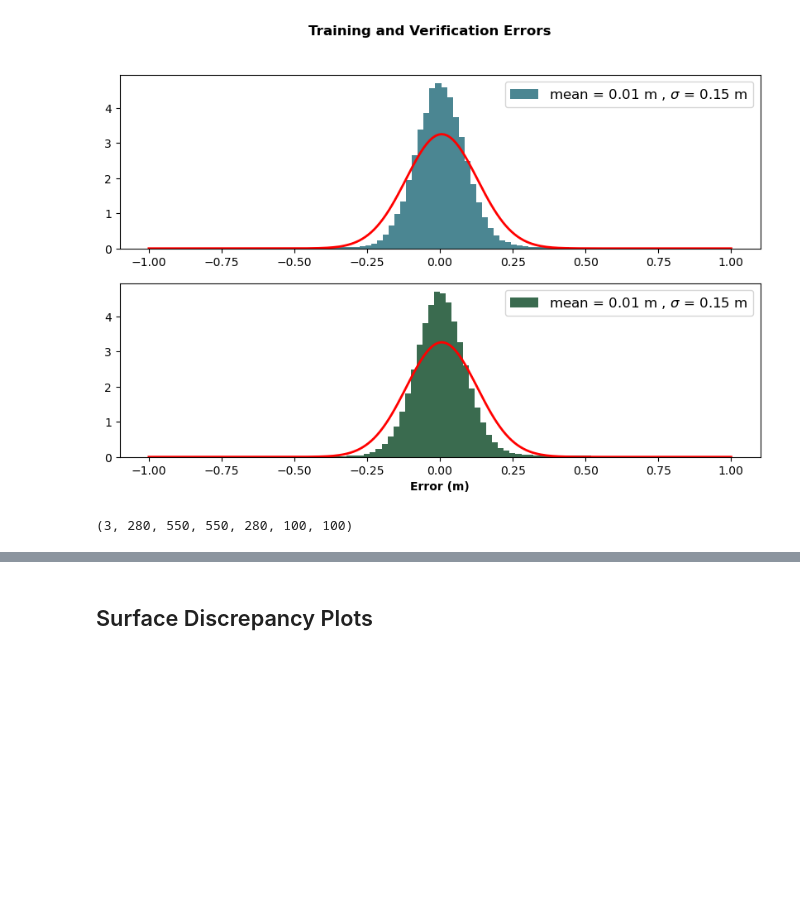
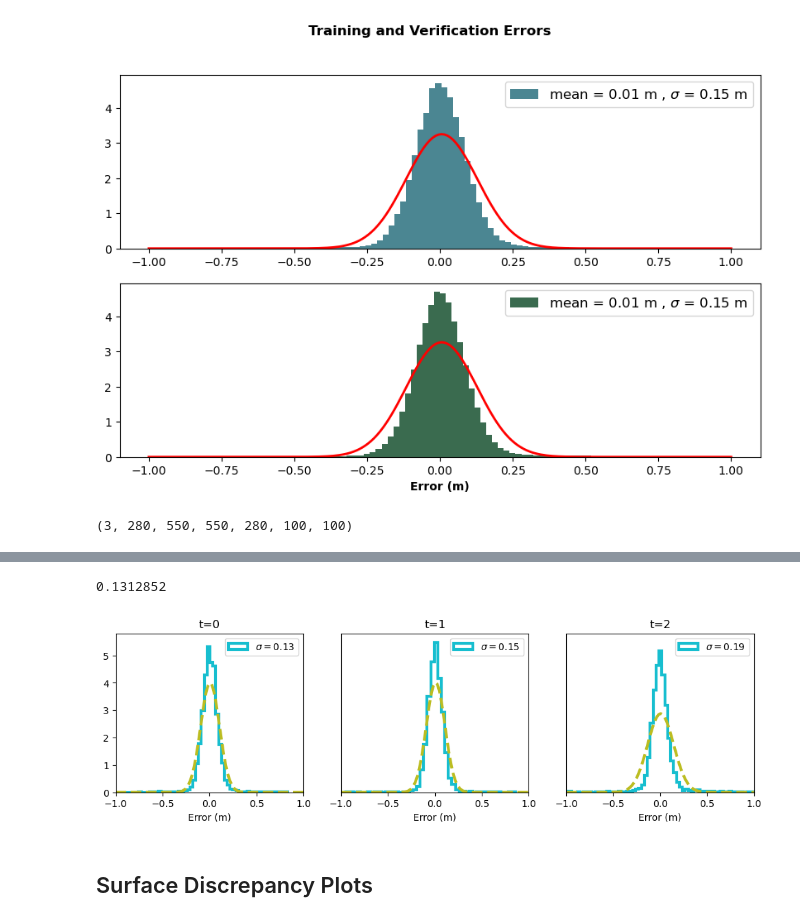
Before and after one commit to davebobculver/siren-sea-surface-code, a Jupyter notebook: errors.ipynb, the cells around one changed output, grey strips where cells are left out. Drawn from its saved outputs; the diff is of its cells as text; code cells hidden in the pictures; blank space fills up the shorter version.

```diff
--- a/errors.ipynb
+++ b/errors.ipynb
@@ -202,0 +283,64 @@ z = torch.concatenate(all_diff)
+# %%
+from scipy.stats import norm
+
+r = 1
+xmin, xmax = [-r,r]
+x = np.linspace(xmin, xmax, 200)
+ps= []
+
+for e in [e0, e1, e2]:
+    mask = (e <r) & (e> -r)
+
+    r_e = e[mask]
+
+    mean = r_e.mean()
+    std = r_e.std()
+
+    p = norm.pdf(x, loc = mean, scale = std)
+    ps.append(p)
+
+p0, p1, p2 = ps
+# %%
+print(e0.std())
+# %% [output]
+0.1312852
+# %%
+import matplotlib.pyplot as plt
+fig, (ax0, ax1, ax2) = plt.subplots(1, 3 , figsize = (12, 3))
+
+ax0.hist(e0, bins= 100, density = True, histtype = 'step', linewidth = 3, color = 'tab:cyan', label = rf'$\sigma = {e0.std():.2f}$' )
+ax1.hist(e1, bins= 100, density = True, histtype = 'step', linewidth = 3, color = 'tab:cyan', label = rf'$\sigma = {e1.std():.2f}$' )
+ax2.hist(e2, bins= 100, density = True, histtype = 'step', linewidth = 3, color = 'tab:cyan', label = rf'$\sigma = {e2.std():.2f}$' )
+
+
+ax0.plot(x, p0, linewidth = 3, color = "tab:olive", linestyle ='--')
+ax1.plot(x, p1, linewidth = 3, color = "tab:olive", linestyle ='--')
+ax2.plot(x, p2, linewidth = 3, color = "tab:olive", linestyle ='--')
+
+ax0.set_xlim(-1, 1)
+ax1.set_xlim(-1, 1)
+ax2.set_xlim(-1, 1)
+
+ax0.set_ylim(0, 5.8)
+ax1.set_ylim(0, 5.8)
+ax2.set_ylim(0, 5.8)
+
+ax1.set_yticks([])
+ax2.set_yticks([])
+
+ax0.set_title('t=0')
+ax1.set_title('t=1')
+ax2.set_title('t=2')
+
+ax0.set_xlabel('Error (m)')
+ax1.set_xlabel('Error (m)')
+ax2.set_xlabel('Error (m)')
+
+ax0.legend()
+ax1.legend()
+ax2.legend()
+
+
+plt.show()
+# %% [output]
+[figure, added]
```
Also changed, not shown: parts of 7 cells of this notebook, 5 other files.
